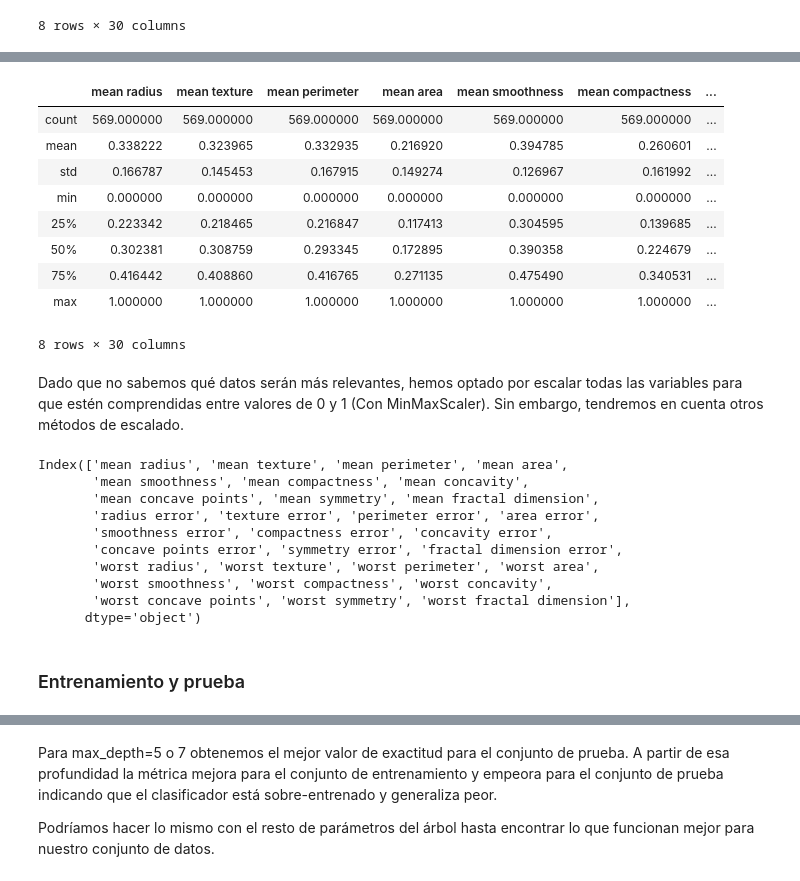
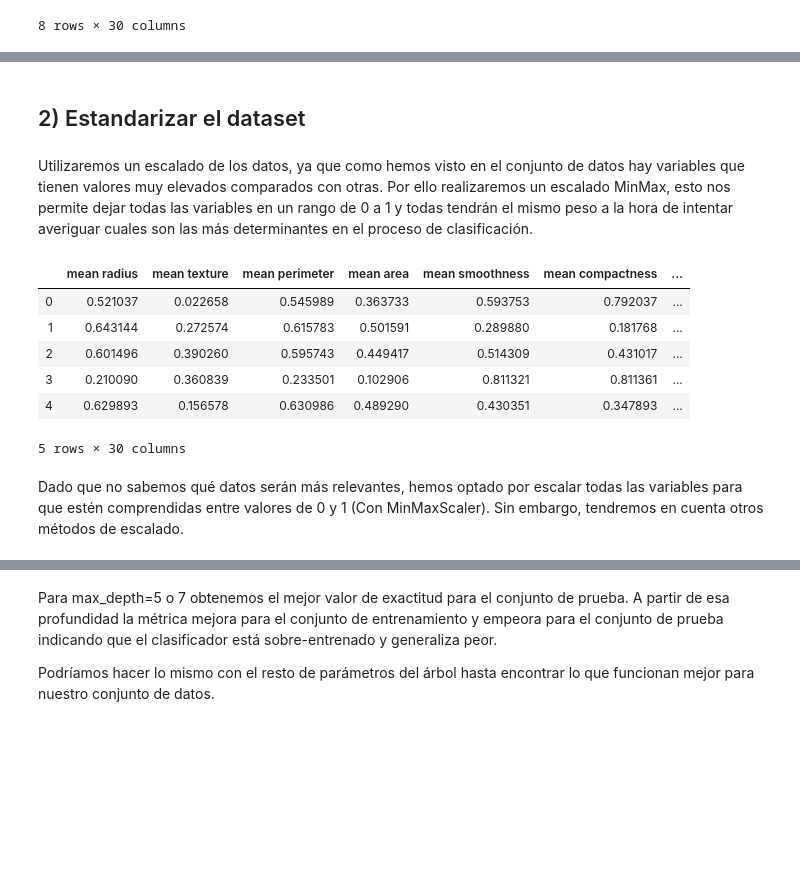
Before and after one commit to Al3xFreeman/IA2, a Jupyter notebook: P1-2-[IA2].ipynb, the cells around one changed output, grey strips where cells are left out. Saved outputs shown, nothing was run; the diff lists cells and outputs as text; code cells hidden in the pictures; blank space fills up the shorter version.

```diff
--- a/P1-2-[IA2].ipynb
+++ b/P1-2-[IA2].ipynb
@@ -89,3 +84,5 @@ dtype: object
+# %%
+df['target'] = bCan.target
 # %%
 import seaborn as sns; sns.set(style="ticks", color_codes=True)
 
@@ -93,44 +93,28 @@ g = sns.pairplot(df.iloc[:, : 4])
+# %% [markdown]
+## 2) Estandarizar el dataset
 # %%
 from sklearn import preprocessing
+# %% [markdown]
+Utilizaremos un escalado de los datos, ya que como hemos visto en el conjunto de datos hay variables que tienen valores muy elevados comparados con otras. Por ello realizaremos un escalado MinMax, esto nos permite dejar todas las variables en un rango de 0 a 1 y todas tendrán el mismo peso a la hora de intentar averiguar cuales son las más determinantes en el proceso de clasificación.
+# %%
+df = df.drop('target', axis=1)
 # %%
-#x = bCan.values
-#min_max_scaler = preprocessing.MinMaxScaler()
-#x_scaled = min_max_scaler.fit_transform(x)
-#df = pd.DataFrame(x_scaled)
-
-
-x = df.values #returns a numpy array
+x = df.values #Convierte el data frame en un array de numpy para poder usarlo en el transformador
 min_max_scaler = preprocessing.MinMaxScaler()
 x_scaled = min_max_scaler.fit_transform(x)
 df = pd.DataFrame(x_scaled, columns=bCan['feature_names'])
 
 df.head()
-df.describe()
+#df.describe()
 # %% [output]
 |  | mean radius | mean texture | mean perimeter | mean area | mean smoothness | mean compactness | ... |
-| count | 569.000000 | 569.000000 | 569.000000 | 569.000000 | 569.000000 | 569.000000 | ... |
-| mean | 0.338222 | 0.323965 | 0.332935 | 0.216920 | 0.394785 | 0.260601 | ... |
-| std | 0.166787 | 0.145453 | 0.167915 | 0.149274 | 0.126967 | 0.161992 | ... |
-| min | 0.000000 | 0.000000 | 0.000000 | 0.000000 | 0.000000 | 0.000000 | ... |
-| 25% | 0.223342 | 0.218465 | 0.216847 | 0.117413 | 0.304595 | 0.139685 | ... |
-| 50% | 0.302381 | 0.308759 | 0.293345 | 0.172895 | 0.390358 | 0.224679 | ... |
-| 75% | 0.416442 | 0.408860 | 0.416765 | 0.271135 | 0.475490 | 0.340531 | ... |
-| max | 1.000000 | 1.000000 | 1.000000 | 1.000000 | 1.000000 | 1.000000 | ... |
+| 0 | 0.521037 | 0.022658 | 0.545989 | 0.363733 | 0.593753 | 0.792037 | ... |
+| 1 | 0.643144 | 0.272574 | 0.615783 | 0.501591 | 0.289880 | 0.181768 | ... |
+| 2 | 0.601496 | 0.390260 | 0.595743 | 0.449417 | 0.514309 | 0.431017 | ... |
+| 3 | 0.210090 | 0.360839 | 0.233501 | 0.102906 | 0.811321 | 0.811361 | ... |
+| 4 | 0.629893 | 0.156578 | 0.630986 | 0.489290 | 0.430351 | 0.347893 | ... |
-8 rows × 30 columns
+5 rows × 30 columns
 # %% [markdown]
 Dado que no sabemos qué datos serán más relevantes, hemos optado por escalar todas las variables para que estén comprendidas entre valores de 0 y 1 (Con MinMaxScaler). Sin embargo, tendremos en cuenta otros métodos de escalado.
 # %%
 from sklearn.tree import DecisionTreeClassifier, export_graphviz
-# %%
-df.keys()
-# %% [output]
-Index(['mean radius', 'mean texture', 'mean perimeter', 'mean area',
-       'mean smoothness', 'mean compactness', 'mean concavity',
-       'mean concave points', 'mean symmetry', 'mean fractal dimension',
-       'radius error', 'texture error', 'perimeter error', 'area error',
-       'smoothness error', 'compactness error', 'concavity error',
-       'concave points error', 'symmetry error', 'fractal dimension error',
-       'worst radius', 'worst texture', 'worst perimeter', 'worst area',
-       'worst smoothness', 'worst compactness', 'worst concavity',
-       'worst concave points', 'worst symmetry', 'worst fractal dimension'],
-      dtype='object')
@@ -140,2 +120,0 @@ Index(['mean radius', 'mean texture', 'mean perimeter', 'mean area',
-# %% [markdown]
-### Entrenamiento y prueba
```
Also changed, not shown: parts of 53 cells of this notebook.
